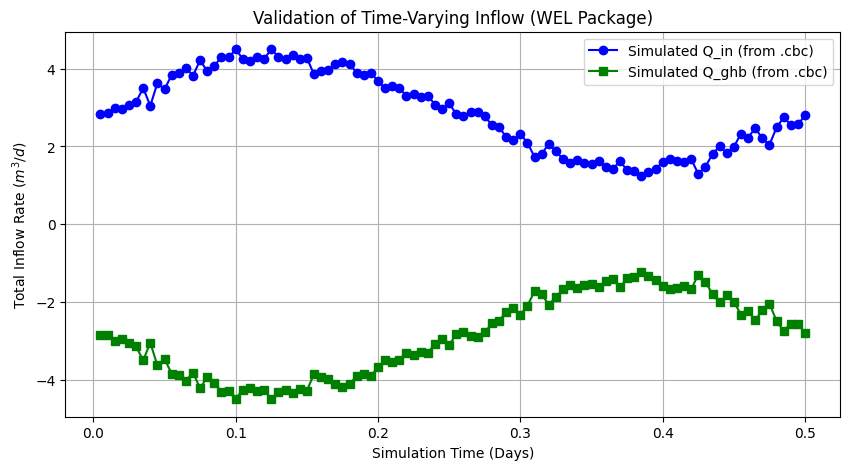
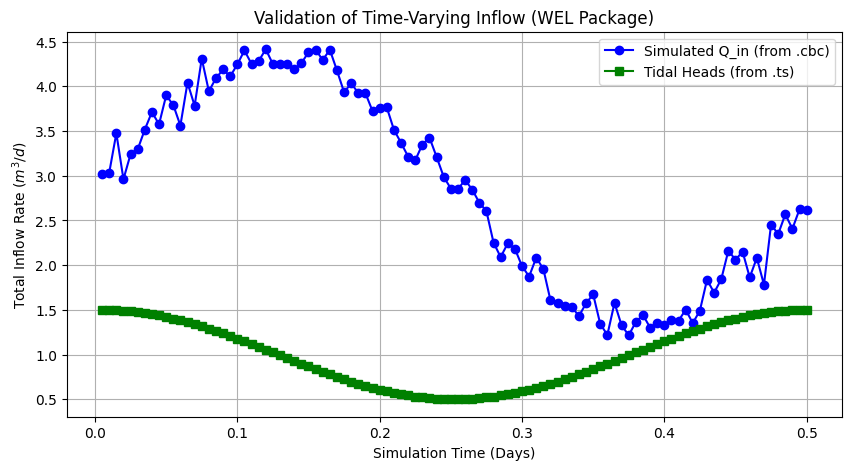
The notebook cell's code change between the first figure and the second:
--- before
+++ after
@@ -27,14 +27,31 @@
 
 
-ghb_data = cbc_obj.get_data(text='GHB') 
+tide_heads = []
 
-# 5. Loop through the data to calculate total inflow per time step
-qghb = []
-for step_data in ghb_data:
-    # step_data is a numpy recarray containing ['node', 'q', etc.]
-    # We sum the 'q' (flux) for all cells in the GHB boundary for this time step
-    total_flux = np.sum(step_data['q']) 
-    qghb.append(total_flux)
+# Tidal heads time-series
+tides_ts = os.path.join(run_dir, 'ghb_ts.ts')
 
+with open(tides_ts, 'r') as f:
+
+    ts_line = None
+
+    for line in f.readlines():
+        if line.startswith('BEGIN timeseries'):
+            ts_line = True
+            continue
+        if line.startswith('END timeseries'):
+            ts_line = False
+            break
+
+        if not ts_line:
+            continue
+        else:
+            parts = line.split()
+            if len(parts) >= 2:
+                time = float(parts[0])
+                head = float(parts[1])
+                tide_heads.append(head)
+
+print("Extracted tidal heads:", np.array(tide_heads))
 
 
@@ -42,6 +59,7 @@
 plt.figure(figsize=(10, 5))
 plt.plot(times, actual_qin, marker='o', linestyle='-', color='b', label='Simulated Q_in (from .cbc)')
-plt.plot(times, qghb, marker='s', linestyle='-', color='g', label='Simulated Q_ghb (from .cbc)')
+# plt.plot(times, qghb, marker='s', linestyle='-', color='g', label='Simulated Q_ghb (from .cbc)')
     
+plt.plot(times, tide_heads, marker='s', linestyle='-', color='g', label='Tidal Heads (from .ts)')
 # Optional: Overlay your intended analytical formula to verify a perfect match
 # intended_qin = inflow * (1 + 0.5 * np.sin(2 * np.pi * np.array(times) / total_time))

Commit: Update execution counts and model IDs in test_scenarios notebook; change base directory for grid scenarios